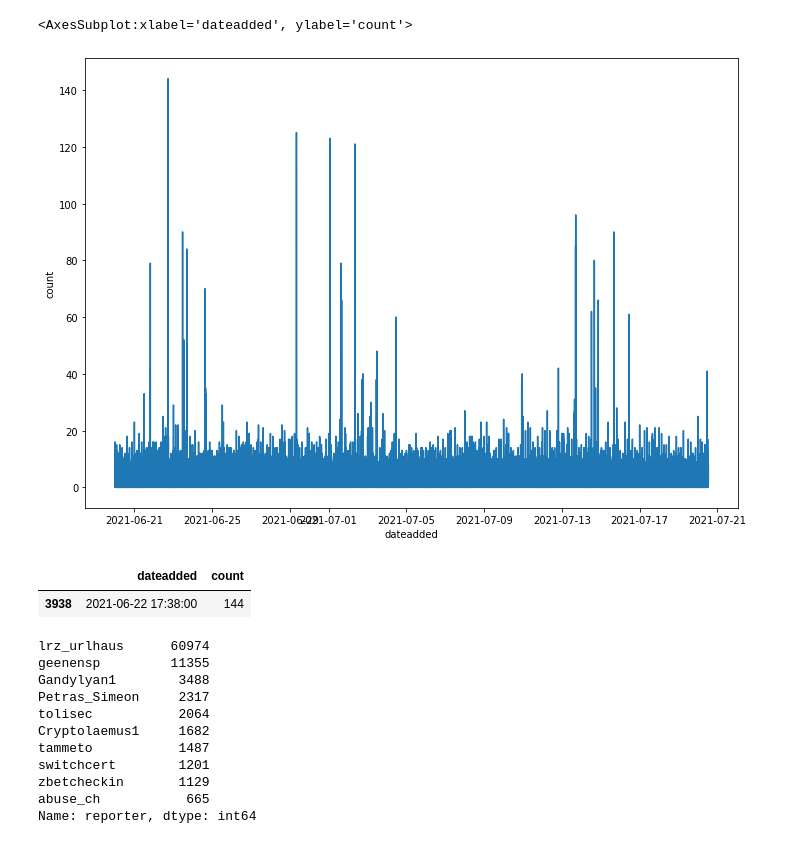
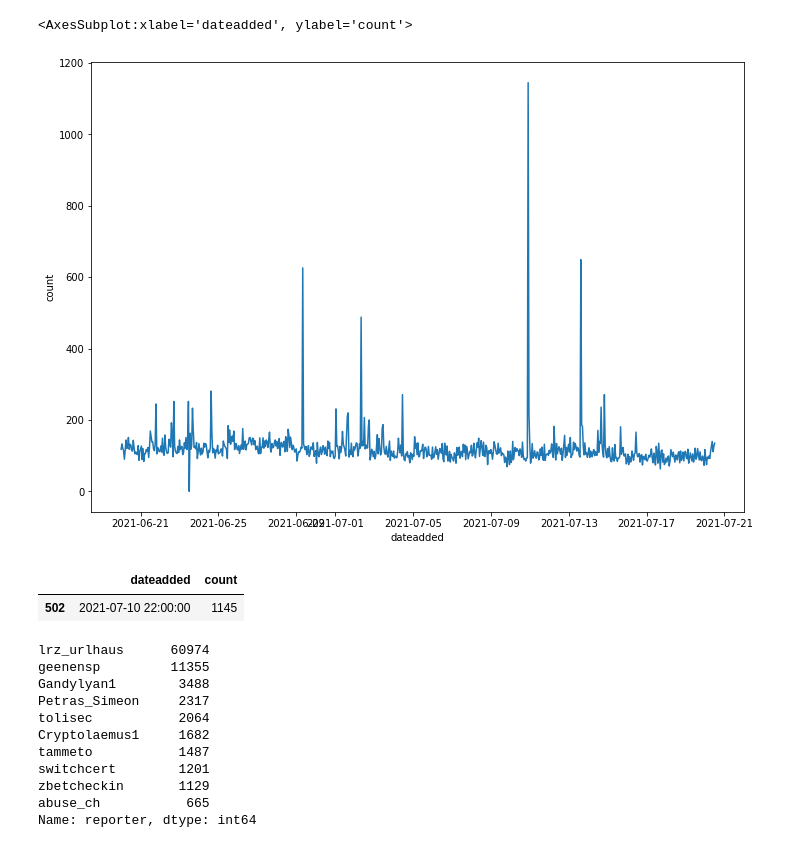
Before and after one commit to Stucki92/POC_ALEIA_GIT_JH, a Jupyter notebook: Notebook_Malware.ipynb, the cells around one changed output. Cells and saved outputs as stored; diff of their text form; code cells hidden in the pictures.

Commit message:
commit_test_branche
J'ai changé le graphe cellule 6.

```diff
--- a/Notebook_Malware.ipynb
+++ b/Notebook_Malware.ipynb
@@ -34,19 +34,19 @@ dataframe.describe(include='all')
 | 75% | 1.446705e+06 | NaN | NaN | NaN | NaN | NaN | NaN | NaN |
 | max | 1.468583e+06 | NaN | NaN | NaN | NaN | NaN | NaN | NaN |
 # %%
-df_ts = dataframe.groupby([pd.Grouper(key='dateadded',freq='T')]).size().reset_index(name='count')
+df_ts = dataframe.groupby([pd.Grouper(key='dateadded',freq='H')]).size().reset_index(name='count')
 
 a4_dims = (11.7, 8.27)
 fig, ax = pyplot.subplots(figsize=a4_dims)
 sns.lineplot(ax=ax, data=df_ts, x="dateadded", y="count")
 # %% [output]
 <AxesSubplot:xlabel='dateadded', ylabel='count'>
-[figure, old version]
+[figure, new version]
 # %%
 df_ts[df_ts['count'] == df_ts['count'].max()]
 # %% [output]
 |  | dateadded | count |
-| 3938 | 2021-06-22 17:38:00 | 144 |
+| 502 | 2021-07-10 22:00:00 | 1145 |
 # %%
 occ_reporter = dataframe['reporter'].value_counts()
 dataframe_reporter = pd.DataFrame(occ_reporter[:10]).reset_index()
```
